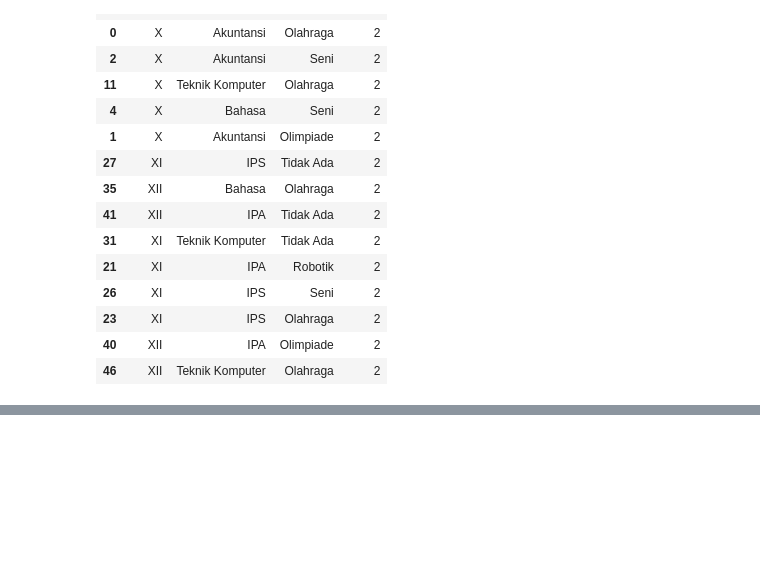
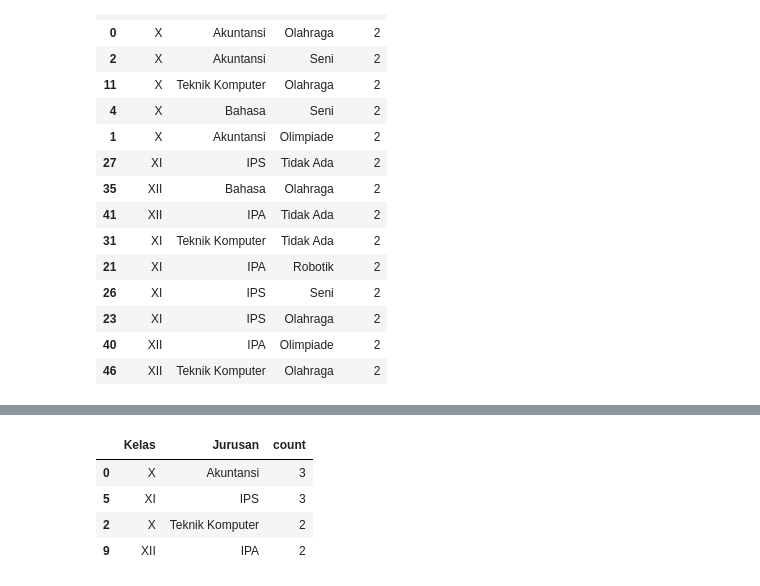
Before and after one commit to diosamuel/data_anonym_task, a Jupyter notebook: DataAnonymity.ipynb, the cells around one changed output, grey strips where cells are left out. Cells and saved outputs as stored; diff of their text form; code cells hidden in the pictures; blank space fills up the shorter version.

```diff
--- a/DataAnonymity.ipynb
+++ b/DataAnonymity.ipynb
@@ -849,0 +869,9 @@ df_baru
+# %%
+df_baru = group_counts[group_counts["count"]>1].sort_values(by="count", ascending=False)
+df_baru
+# %% [output]
+|  | Kelas | Jurusan | count |
+| 0 | X | Akuntansi | 3 |
+| 5 | XI | IPS | 3 |
+| 2 | X | Teknik Komputer | 2 |
+| 9 | XII | IPA | 2 |
```
Also changed, not shown: parts of 7 cells of this notebook.
